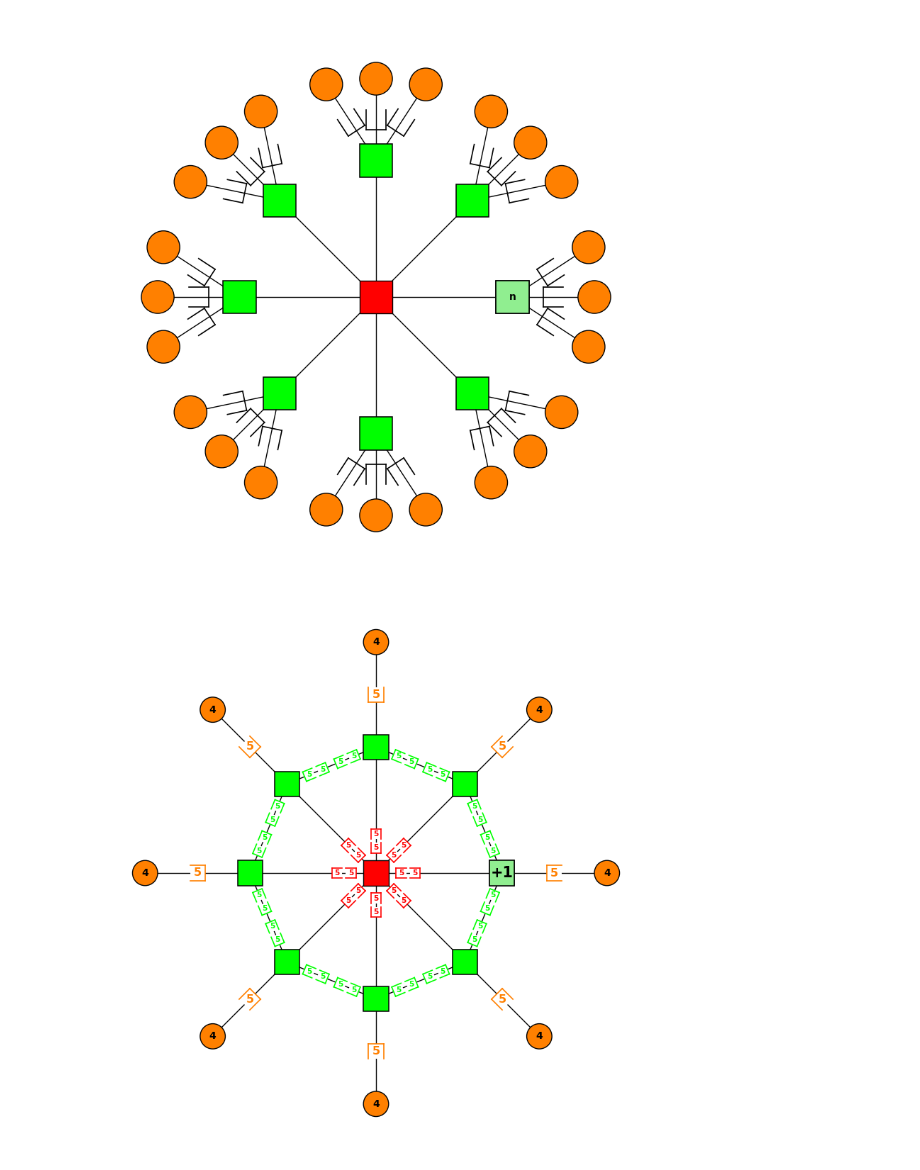
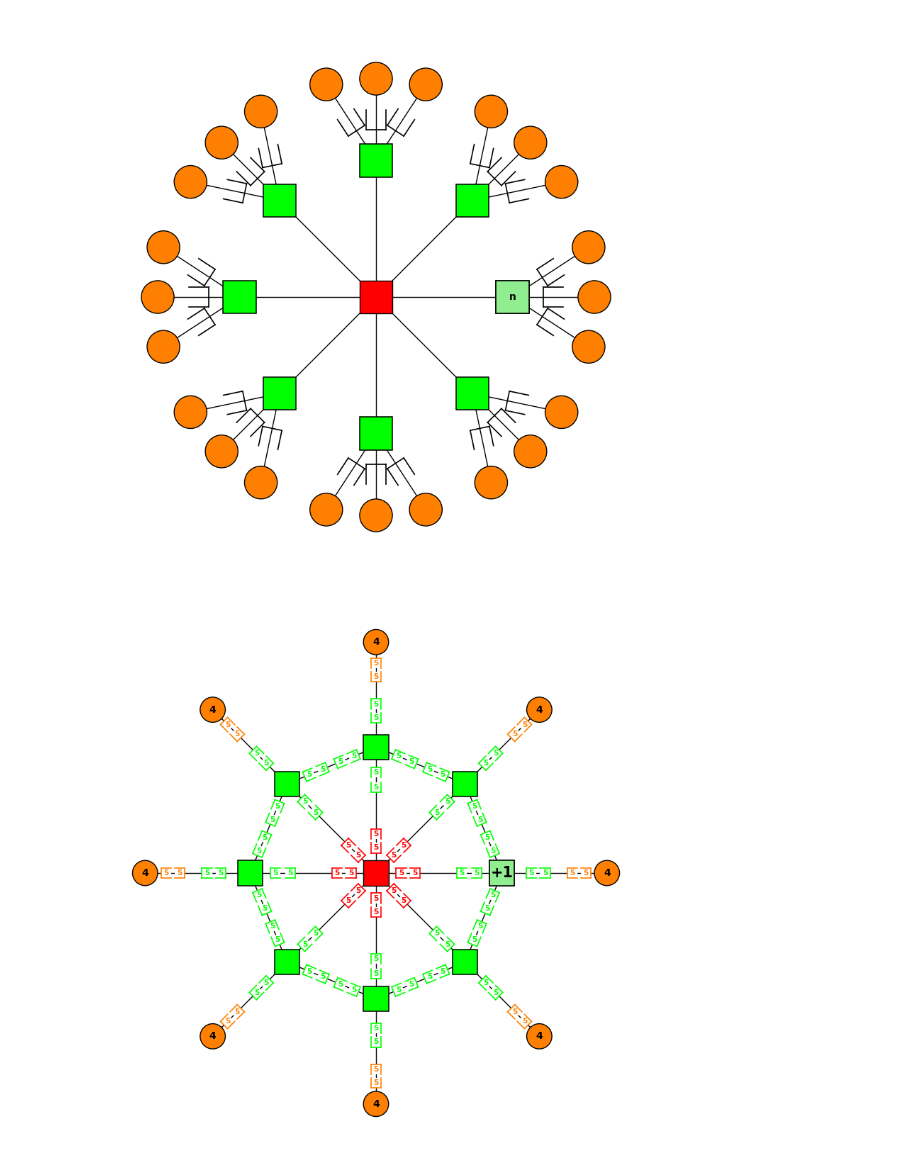
Before and after one commit to ArturRoyal/Wheel_Topologie, a Jupyter notebook: wheel new version.ipynb, the cells around one changed output. Drawn from its saved outputs; the diff is of its cells as text; code cells hidden in the pictures.

```diff
--- a/wheel new version.ipynb
+++ b/wheel new version.ipynb
@@ -199,15 +199,25 @@ def draw_graph_grouped(num_green, num_orange_per_green,
 
     # Draw open squares between red center and each green square
     for x, y in green_positions:
-        sqx = x * 0.2  # 40% from center to green
+        sqx = x * 0.2
         sqy = y * 0.2
         angle_deg = np.rad2deg(np.arctan2(sqy, sqx))
         draw_open_square(ax, (sqx, sqy), size=square_size * 0.4, color='red', linewidth=1.2, angle_deg=angle_deg-90)
 
-        sqx = x * 0.31  # 40% from center to green
+        sqx = x * 0.31
         sqy = y * 0.31
         angle_deg = np.rad2deg(np.arctan2(sqy, sqx))
         draw_open_square(ax, (sqx, sqy), size=square_size * 0.4, color='red', linewidth=1.2, angle_deg=angle_deg+90)
+
+        sqx = x * 0.69
+        sqy = y * 0.69
+        angle_deg = np.rad2deg(np.arctan2(sqy, sqx))
+        draw_open_square(ax, (sqx, sqy), size=square_size * 0.4, color='#00ff00', linewidth=1.2, angle_deg=angle_deg-90)
+
+        sqx = x * 0.8
+        sqy = y * 0.8
+        angle_deg = np.rad2deg(np.arctan2(sqy, sqx))
+        draw_open_square(ax, (sqx, sqy), size=square_size * 0.4, color='#00ff00', linewidth=1.2, angle_deg=angle_deg+90)
 
     extra_count = 0
     if num_green > max_display_green_nodes:
@@ -282,11 +292,22 @@ def draw_graph_grouped(num_green, num_orange_per_green,
             ax.text(gx, gy, str(num_orange_per_green), color="black", fontsize=10, ha="center", va="center", fontweight="bold", zorder=5)
             ax.plot([x, gx], [y, gy], color="black", linewidth=1, zorder=1)
             # Open square in the center between green and orange (increased by 50%)
-            sqx = (x + gx) / 2
-            sqy = (y + gy) / 2
+            sqx = x + (gx - x) * 0.67
+            sqy = y + (gy - y) * 0.67
             angle_deg = np.rad2deg(np.arctan2(gy - sqy, gx - sqx)) - 90
-            draw_open_square(ax, (sqx, sqy), size=square_size * 0.6, color=(1, 0.5, 0), linewidth=1.2, angle_deg=angle_deg)
+            draw_open_square(ax, (sqx, sqy), size=square_size * 0.4, color=(1, 0.5, 0), linewidth=1.2, angle_deg=angle_deg)
 
+            sqx1 = x + (gx - x) * 0.80
+            sqy1 = y + (gy - y) * 0.80
+            draw_open_square(ax, (sqx1, sqy1), size=square_size * 0.4, color=(1, 0.5, 0), linewidth=1.2, angle_deg=angle_deg + 180)
+
+            sqx2 = x + (gx - x) * 0.28
+            sqy2 = y + (gy - y) * 0.28
+            draw_open_square(ax, (sqx2, sqy2), size=square_size * 0.4, color='#00ff00', linewidth=1.2, angle_deg=angle_deg)
+
+            sqx3 = x + (gx - x) * 0.41
+            sqy3 = y + (gy - y) * 0.41
+            draw_open_square(ax, (sqx3, sqy3), size=square_size * 0.4, color='#00ff00', linewidth=1.2, angle_deg=angle_deg + 180)
         else:
             if num_orange_per_green == 1:
                 offsets = [0]
@@ -310,31 +331,31 @@ def draw_graph_grouped(num_green, num_orange_per_green,
                 sqx1 = x + (gx - x) * 0.80
                 sqy1 = y + (gy - y) * 0.80
                 draw_open_square(ax, (sqx1, sqy1), size=square_size * 0.4, color=(1, 0.5, 0), linewidth=1.2, angle_deg=angle_deg + 180)
 
                 sqx2 = x + (gx - x) * 0.28
                 sqy2 = y + (gy - y) * 0.28
                 draw_open_square(ax, (sqx2, sqy2), size=square_size * 0.4, color='#00ff00', linewidth=1.2, angle_deg=angle_deg)
 
                 sqx3 = x + (gx - x) * 0.41
                 sqy3 = y + (gy - y) * 0.41
                 draw_open_square(ax, (sqx3, sqy3), size=square_size * 0.4, color='#00ff00', linewidth=1.2, angle_deg=angle_deg + 180)
 
     ax.set_aspect('equal')
     ax.set_xlim(-outer_radius - 2, outer_radius + 2)
     ax.set_ylim(-outer_radius - 2, outer_radius + 2)
     ax.axis('off')
 
     # Save image in pdf, svg, jpg, png formats
     plt.savefig("graph_output.pdf", bbox_inches='tight')
     plt.savefig("graph_output.svg", bbox_inches='tight')
     plt.savefig("graph_output.jpg", bbox_inches=None, dpi=200)  # 2000x2000 px
     plt.savefig("graph_output.png", bbox_inches=None, dpi=200)  # 2000x2000 px
 
     plt.show()
 
 # Example usage:
 draw_graph_grouped(num_green=9, num_orange_per_green=4,
                    circle_instead_of_star=True, show_n_instead_of_number=False,
                    buffer_number=5)
 # %% [output]
-[figure, old version]
+[figure, new version]
```
